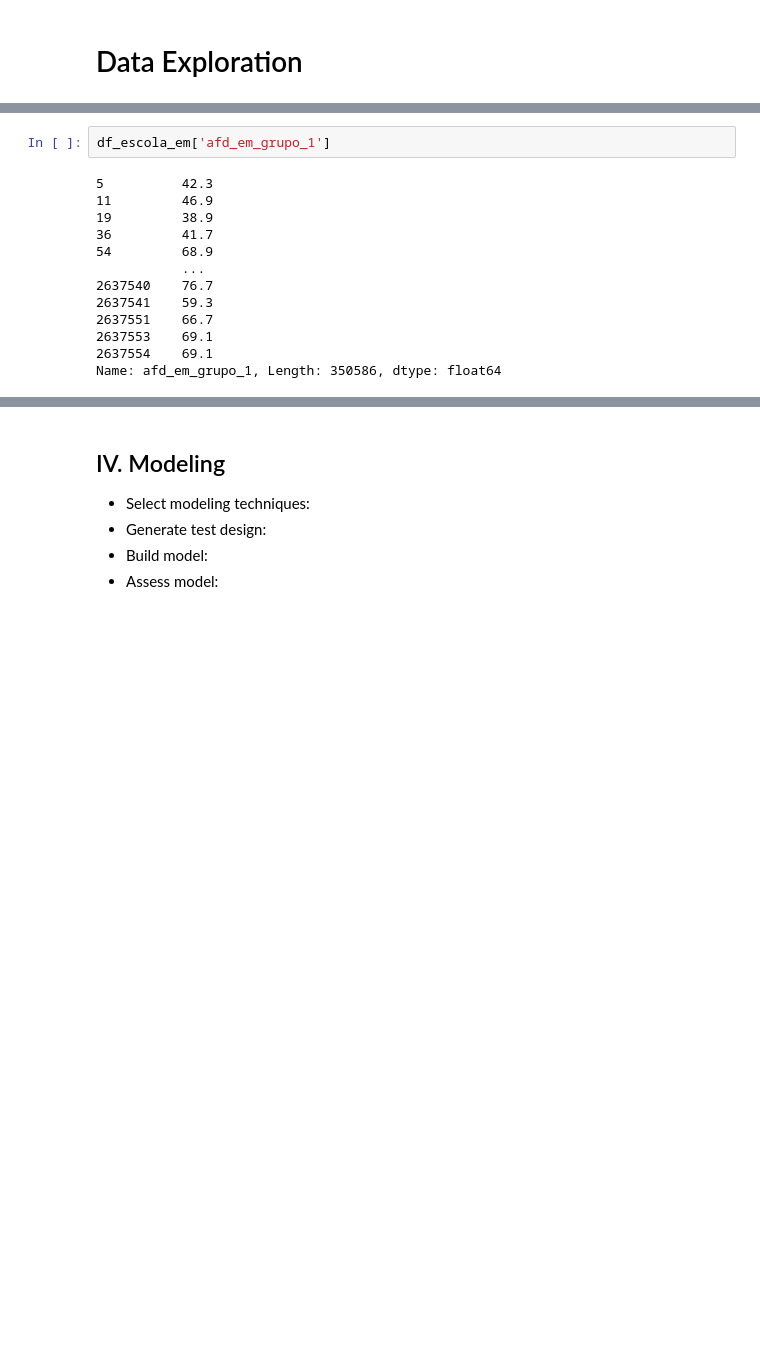
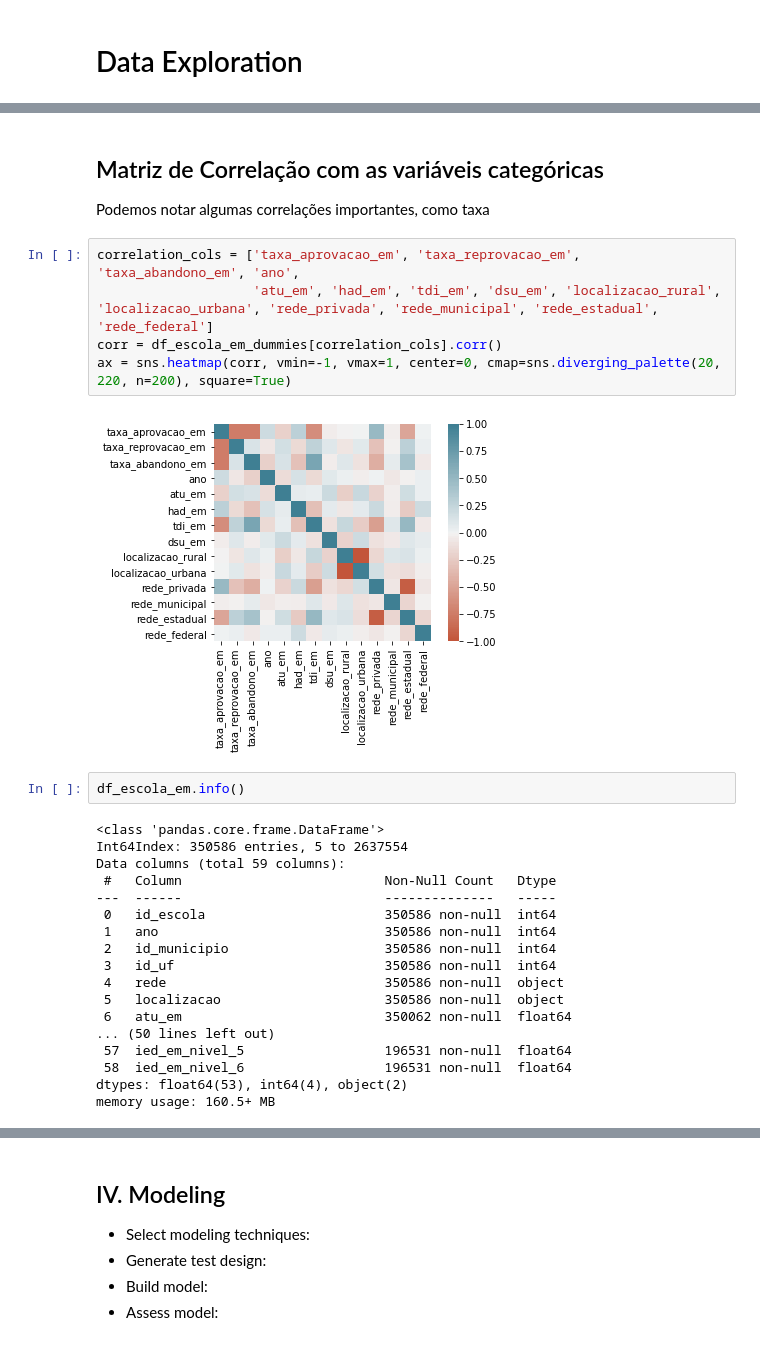
Before and after one commit to maisafraiz/projeto-amd, a Jupyter notebook: project.ipynb, the cells around one changed output, grey strips where cells are left out. Cells and saved outputs as stored; diff of their text form; blank space fills up the shorter version.

```diff
--- a/project.ipynb
+++ b/project.ipynb
@@ -346,15 +387,30 @@ ax.set_xticklabels(ax.get_xticklabels(), rotation=45, horizontalalignment='right
+# %% [markdown]
+## Matriz de Correlação com as variáveis categóricas
+Podemos notar algumas correlações importantes, como taxa
+# %%
+correlation_cols = ['taxa_aprovacao_em', 'taxa_reprovacao_em', 'taxa_abandono_em', 'ano',
+                    'atu_em', 'had_em', 'tdi_em', 'dsu_em', 'localizacao_rural', 'localizacao_urbana', 'rede_privada', 'rede_municipal', 'rede_estadual', 'rede_federal']
+corr = df_escola_em_dummies[correlation_cols].corr()
+ax = sns.heatmap(corr, vmin=-1, vmax=1, center=0, cmap=sns.diverging_palette(20, 220, n=200), square=True)
+# %% [output]
+[figure, added]
 # %%
-df_escola_em['afd_em_grupo_1']
+df_escola_em.info()
 # %% [output]
-5          42.3
-11         46.9
-19         38.9
-36         41.7
-54         68.9
-           ...
-2637540    76.7
-2637541    59.3
-2637551    66.7
-2637553    69.1
-2637554    69.1
-Name: afd_em_grupo_1, Length: 350586, dtype: float64
+<class 'pandas.core.frame.DataFrame'>
+Int64Index: 350586 entries, 5 to 2637554
+Data columns (total 59 columns):
+ #   Column                          Non-Null Count   Dtype
+---  ------                          --------------   -----
+ 0   id_escola                       350586 non-null  int64
+ 1   ano                             350586 non-null  int64
+ 2   id_municipio                    350586 non-null  int64
+ 3   id_uf                           350586 non-null  int64
+ 4   rede                            350586 non-null  object
+ 5   localizacao                     350586 non-null  object
+ 6   atu_em                          350062 non-null  float64
+... (50 lines left out)
+ 57  ied_em_nivel_5                  196531 non-null  float64
+ 58  ied_em_nivel_6                  196531 non-null  float64
+dtypes: float64(53), int64(4), object(2)
+memory usage: 160.5+ MB
```
Also changed, not shown: parts of 13 cells of this notebook.
